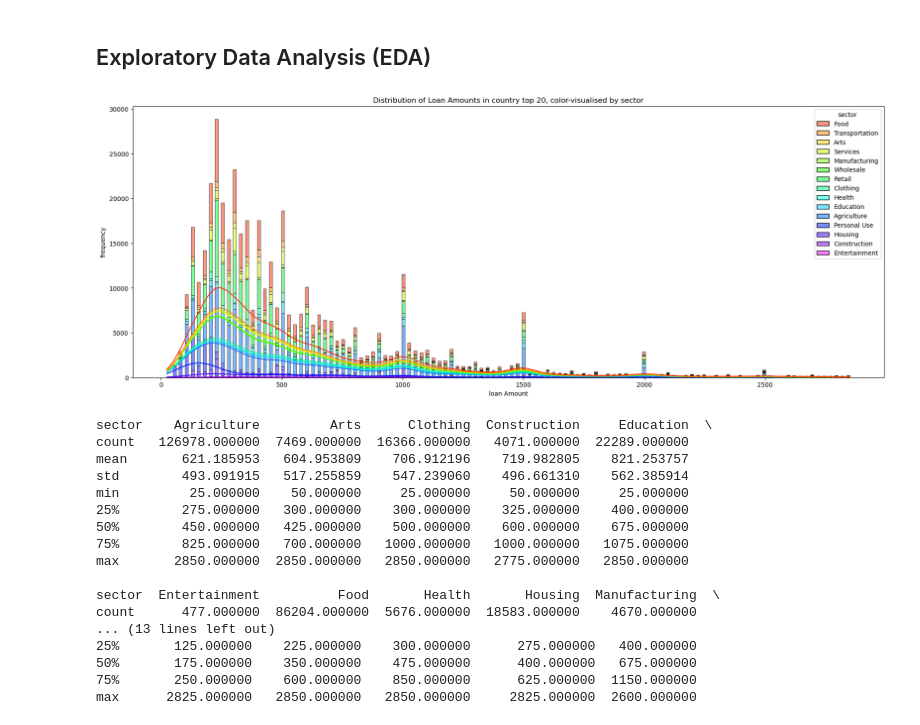
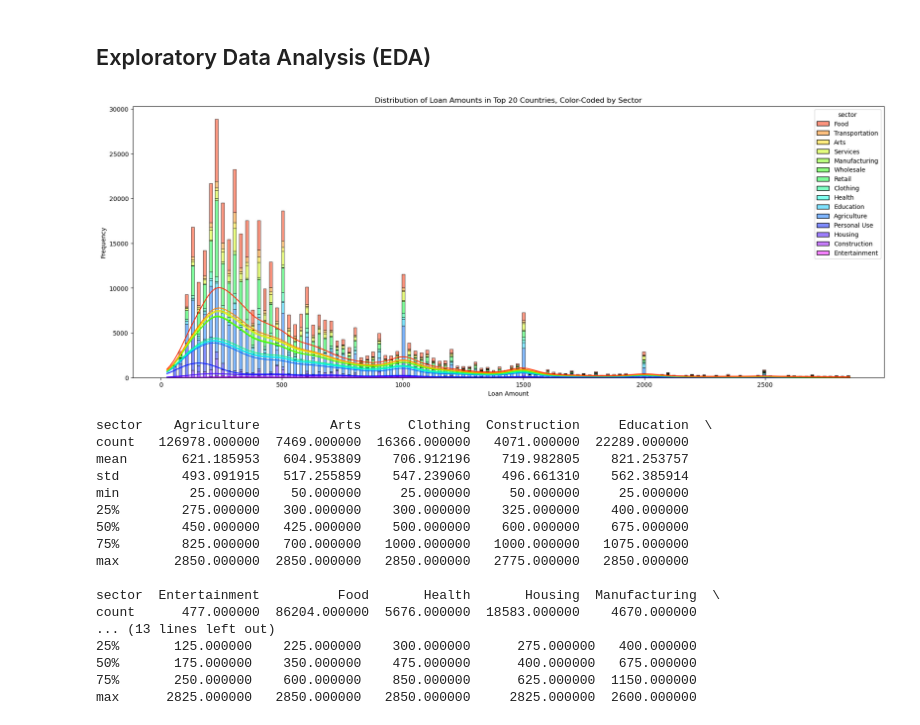
Before and after one commit to JAdamHub/M1-Exam-Submission, a Jupyter notebook: M1-Exam_Data_Exploration.ipynb, the cells around one changed output. Cells and saved outputs as stored; diff of their text form; code cells hidden in the pictures.

```diff
--- a/M1-Exam_Data_Exploration.ipynb
+++ b/M1-Exam_Data_Exploration.ipynb
@@ -400,20 +360,28 @@ plt.show()
 [figure]
 # %% [markdown]
 ## Exploratory Data Analysis (EDA)
-# %%
-# Define of median and mean
-mean_loan = data_top_20['loan_amount'].median()
-median_loan = data_top_20['loan_amount'].mean()
-
-# It's interesting to check the different sectors in top 20
-plt.figure(figsize=(22, 8))
-sns.histplot(data_top_20, x='loan_amount', hue='sector', multiple='stack', kde=True, palette='gist_rainbow')
-plt.title('Distribution of Loan Amounts in country top 20, color-visualised by sector')
-plt.xlabel('loan Amount')
-plt.ylabel('frequency')
-plt.show()
-# %% [output]
-[figure, removed]
+# %%
+# Step 1: Calculate the mean and median loan amounts for the top 20 countries
+# This helps us understand the average and middle loan amounts in the top 20 countries.
+mean_loan = data_top_20['loan_amount'].median()
+median_loan = data_top_20['loan_amount'].mean()
+
+# Step 2: Create a histogram to visualize the distribution of loan amounts by sector
+# We're using a stacked histogram to see how loan amounts are distributed across different sectors.
+plt.figure(figsize=(22, 8))  # Set a wide figure size to fit the data nicely
+
+# Step 3: Plot the distribution of loan amounts, color-coded by sector
+sns.histplot(data_top_20, x='loan_amount', hue='sector', multiple='stack', kde=True, palette='gist_rainbow')
+
+# Step 4: Add a title and axis labels for clarity
+plt.title('Distribution of Loan Amounts in Top 20 Countries, Color-Coded by Sector')  # Add a title
+plt.xlabel('Loan Amount')  # Label the x-axis
+plt.ylabel('Frequency')  # Label the y-axis
+
+# Step 5: Show the plot
+plt.show()  # Display the histogram
+# %% [output]
+[figure, added]
 # %%
 sector_stat = data_top_20.groupby('sector')['loan_amount'].describe().T
 print(sector_stat)
```
Also changed, not shown: parts of 12 cells of this notebook, 2 other files.
